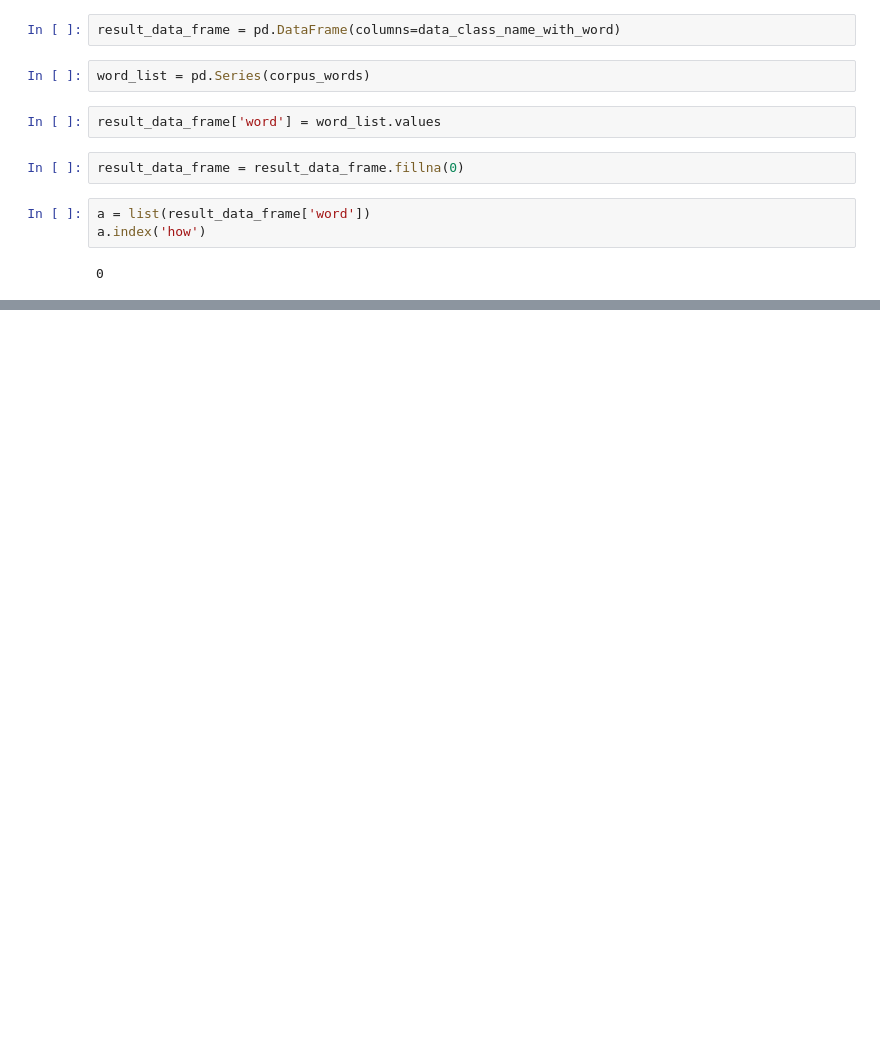
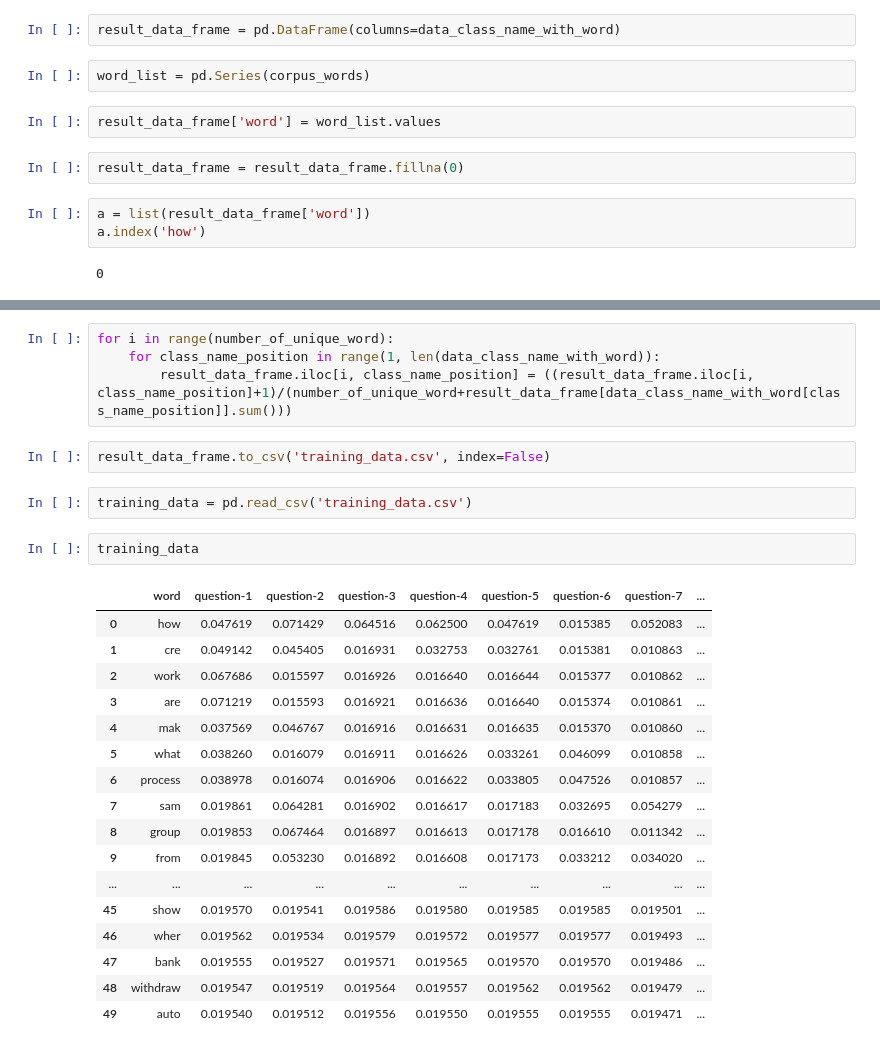
Before and after one commit to taimurIslam/Automatic-chatbot, a Jupyter notebook: microfin_c8_bot/chat_bot_3.ipynb, the cells around one changed output, grey strips where cells are left out. Saved outputs shown, nothing was run; the diff lists cells and outputs as text; blank space fills up the shorter version.

```diff
--- a/microfin_c8_bot/chat_bot_3.ipynb
+++ b/microfin_c8_bot/chat_bot_3.ipynb
@@ -208,0 +215,28 @@ list(result_data_frame['word'])
+# %%
+for i in range(number_of_unique_word):
+    for class_name_position in range(1, len(data_class_name_with_word)):
+        result_data_frame.iloc[i, class_name_position] = ((result_data_frame.iloc[i, class_name_position]+1)/(number_of_unique_word+result_data_frame[data_class_name_with_word[class_name_position]].sum()))
+# %%
+result_data_frame.to_csv('training_data.csv', index=False)
+# %%
+training_data = pd.read_csv('training_data.csv')
+# %%
+training_data
+# %% [output]
+|  | word | question-1 | question-2 | question-3 | question-4 | question-5 | question-6 | question-7 | ... |
+| 0 | how | 0.047619 | 0.071429 | 0.064516 | 0.062500 | 0.047619 | 0.015385 | 0.052083 | ... |
+| 1 | cre | 0.049142 | 0.045405 | 0.016931 | 0.032753 | 0.032761 | 0.015381 | 0.010863 | ... |
+| 2 | work | 0.067686 | 0.015597 | 0.016926 | 0.016640 | 0.016644 | 0.015377 | 0.010862 | ... |
+| 3 | are | 0.071219 | 0.015593 | 0.016921 | 0.016636 | 0.016640 | 0.015374 | 0.010861 | ... |
+| 4 | mak | 0.037569 | 0.046767 | 0.016916 | 0.016631 | 0.016635 | 0.015370 | 0.010860 | ... |
+| 5 | what | 0.038260 | 0.016079 | 0.016911 | 0.016626 | 0.033261 | 0.046099 | 0.010858 | ... |
+| 6 | process | 0.038978 | 0.016074 | 0.016906 | 0.016622 | 0.033805 | 0.047526 | 0.010857 | ... |
+| 7 | sam | 0.019861 | 0.064281 | 0.016902 | 0.016617 | 0.017183 | 0.032695 | 0.054279 | ... |
+| 8 | group | 0.019853 | 0.067464 | 0.016897 | 0.016613 | 0.017178 | 0.016610 | 0.011342 | ... |
+| 9 | from | 0.019845 | 0.053230 | 0.016892 | 0.016608 | 0.017173 | 0.033212 | 0.034020 | ... |
+| ... | ... | ... | ... | ... | ... | ... | ... | ... | ... |
+| 45 | show | 0.019570 | 0.019541 | 0.019586 | 0.019580 | 0.019585 | 0.019585 | 0.019501 | ... |
+| 46 | wher | 0.019562 | 0.019534 | 0.019579 | 0.019572 | 0.019577 | 0.019577 | 0.019493 | ... |
+| 47 | bank | 0.019555 | 0.019527 | 0.019571 | 0.019565 | 0.019570 | 0.019570 | 0.019486 | ... |
+| 48 | withdraw | 0.019547 | 0.019519 | 0.019564 | 0.019557 | 0.019562 | 0.019562 | 0.019479 | ... |
+| 49 | auto | 0.019540 | 0.019512 | 0.019556 | 0.019550 | 0.019555 | 0.019555 | 0.019471 | ... |
```
Also changed, not shown: parts of 29 cells of this notebook, 22 other files.
